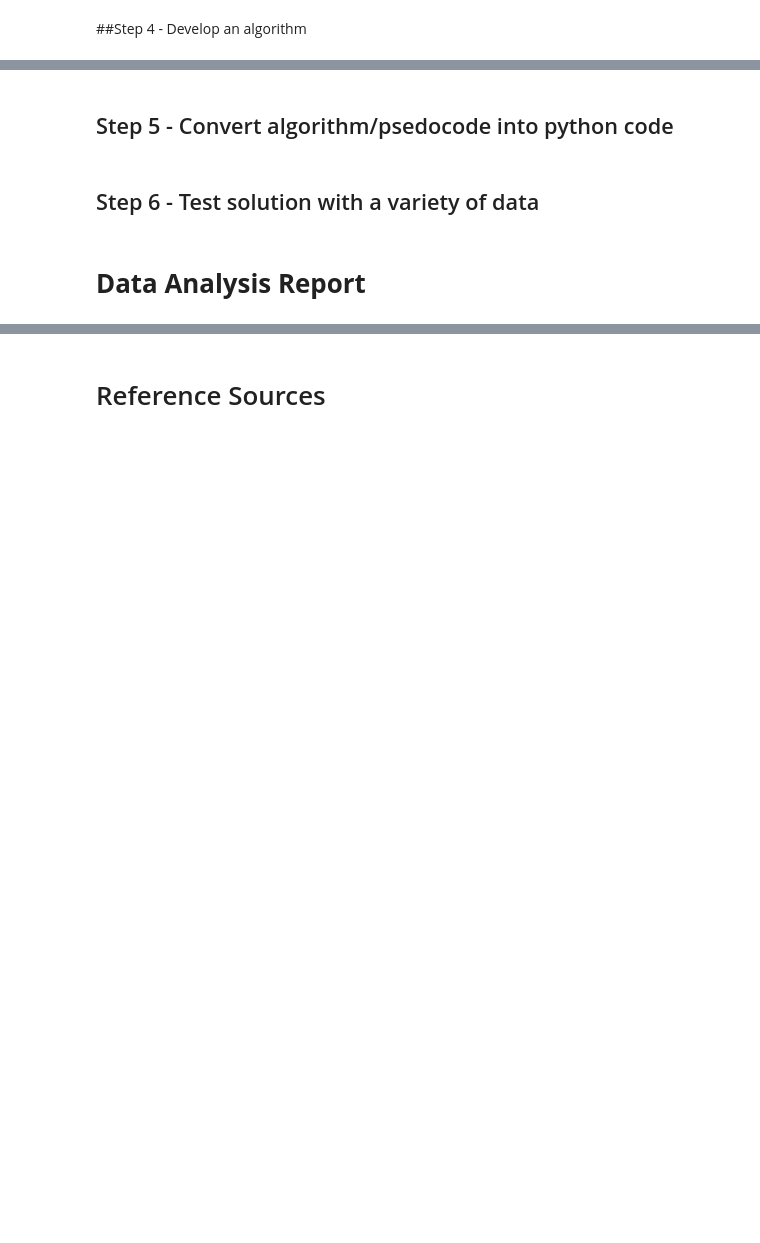
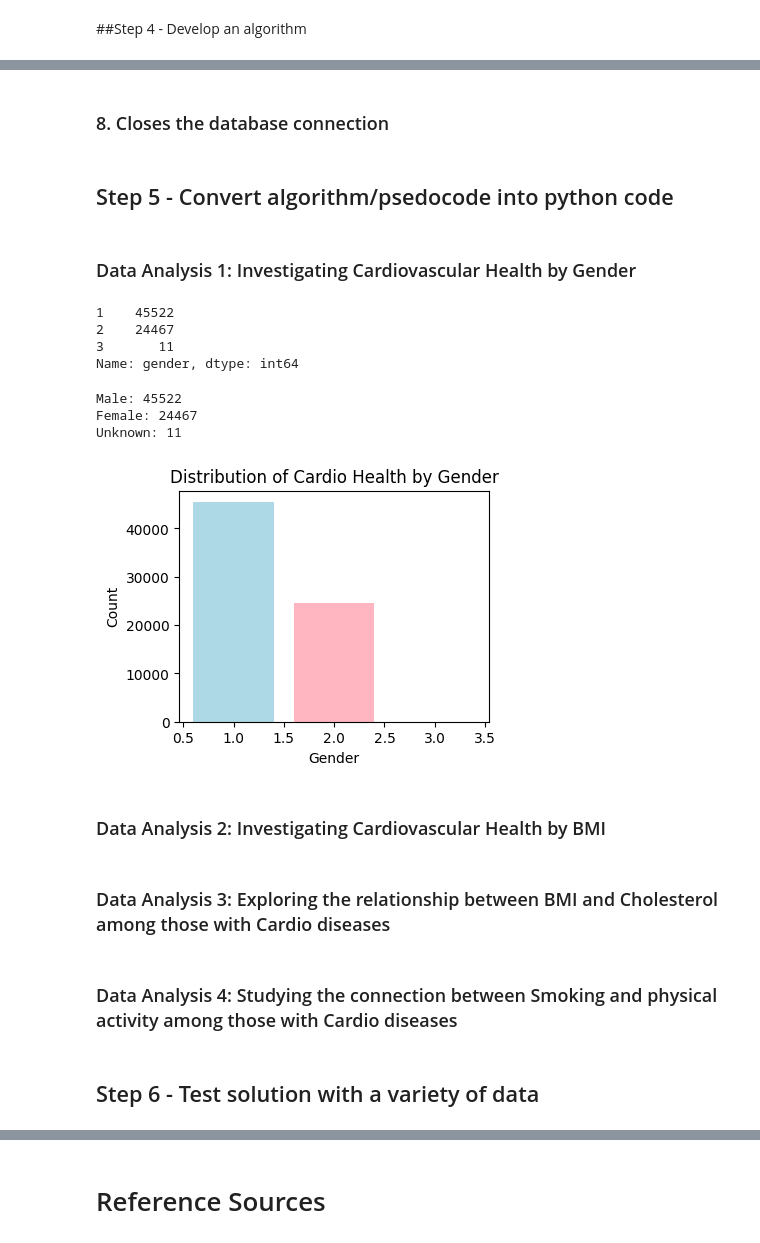
Before and after one commit to w21280485/assignment_a2_2, a Jupyter notebook: Cardiovascular_Health_Analysis.ipynb, the cells around one changed output, grey strips where cells are left out. Cells and saved outputs as stored; diff of their text form; code cells hidden in the pictures; blank space fills up the shorter version.

```diff
--- a/Cardiovascular_Health_Analysis.ipynb
+++ b/Cardiovascular_Health_Analysis.ipynb
@@ -109,6 +103,70 @@ Among those with Cardio diseases, cannot see any trend o relationship from this
+# %% [markdown]
+
+
+
+### 8. Closes the database connection
 # %% [markdown]
 ## Step 5 - Convert algorithm/psedocode into python code
+# %% [markdown]
+### Data Analysis 1:  Investigating Cardiovascular Health by Gender
+# %%
+# @title Data distribution
+
+# import libraries
+
+import sqlite3
+import pandas as pd
+import matplotlib.pyplot as plt
+
+# creating connection to database and cursor
+
+connection = sqlite3.connect('cardiohealth.db')
+cursor = connection.cursor()
+
+# load table into dataframe as we already know the schema via data exploration process.
+
+sql='''
+SELECT * from medical_examination;
+'''
+df = pd.read_sql_query(sql, connection)
+
+# Calculate the count of cardio diseases by gender
+
+gender_counts = df['gender'].value_counts()
+gender_counts
+# %% [output]
+1    45522
+2    24467
+3       11
+Name: gender, dtype: int64
+# %%
+# Display Male, Female, Unknown to replace value 1,2,3
+
+print(f"Male: {gender_counts[1]}\nFemale: {gender_counts[2]}\nUnknown: {gender_counts[3]}")
+# %% [output]
+Male: 45522
+Female: 24467
+Unknown: 11
+# %%
+# @title Visualisation
+
+# Create a bar chart to visualize the distribution
+plt.figure(figsize=(4, 3))
+plt.bar(gender_counts.index, gender_counts.values, color=['lightblue', 'lightpink', 'lightgray'])
+plt.title('Distribution of Cardio Health by Gender')
+plt.xlabel('Gender')
+plt.ylabel('Count')
+plt.xticks(rotation=0)
+
+# Display the plot
+plt.show()
+# %% [output]
+[figure, added]
+# %% [markdown]
+### Data Analysis 2:  Investigating Cardiovascular Health by BMI
+# %% [markdown]
+### Data Analysis 3: Exploring the relationship between BMI and Cholesterol among those with Cardio diseases
+# %% [markdown]
+### Data Analysis 4: Studying the connection between Smoking and physical activity among those with Cardio diseases
 # %% [markdown]
 ## Step 6 - Test solution with a variety of data
-# %% [markdown]
-# **Data Analysis Report**
```
Also changed, not shown: parts of 29 cells of this notebook.
